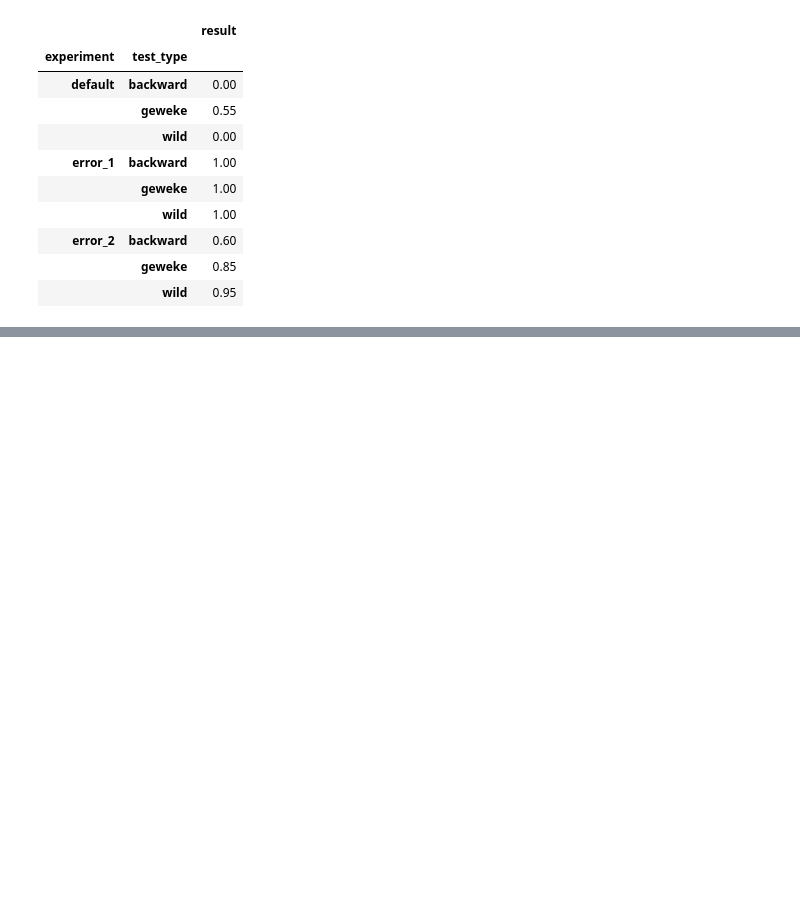
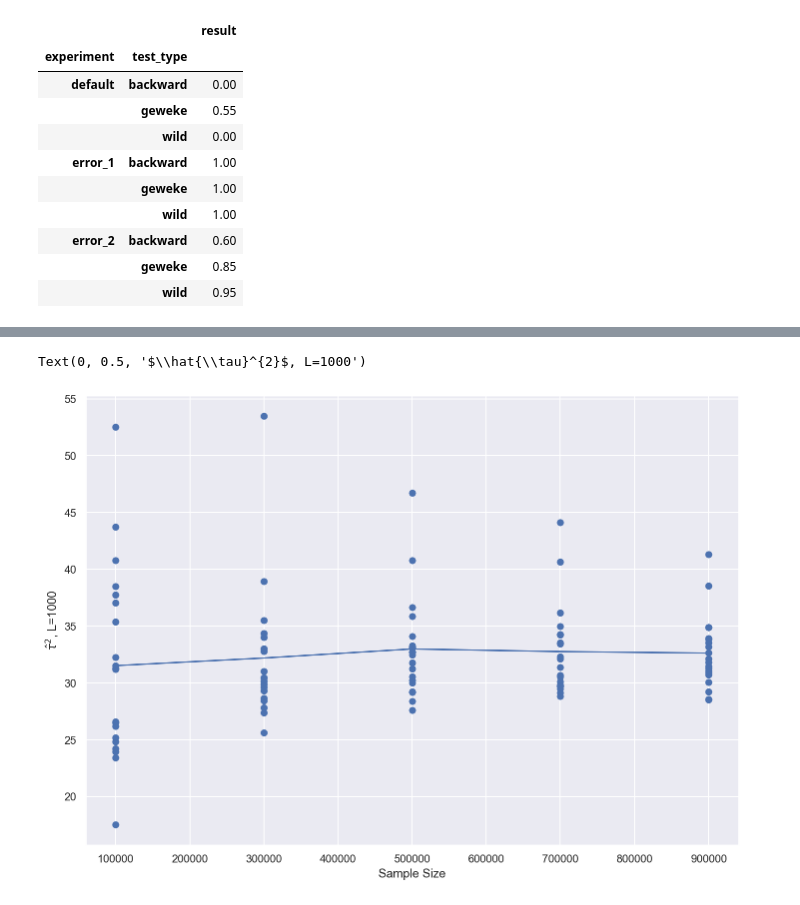
Before and after one commit to awjiang/mcmc-joint-tests, a Jupyter notebook: BayesianLassoDemo.ipynb, the cells around one changed output, grey strips where cells are left out. Saved outputs shown, nothing was run; the diff lists cells and outputs as text; code cells hidden in the pictures; blank space fills up the shorter version.

```diff
--- a/BayesianLassoDemo.ipynb
+++ b/BayesianLassoDemo.ipynb
@@ -437,6 +203,6 @@ nthreads = 5
 # %%
 bayes_lasso = bayes_lasso_sampler(n=n,p=p,Lambda=Lambda,tau=tau,sigma=sigma,epsilon_update=epsilon_update,epsilon_birth=epsilon_birth,mode='exact',epsilon_approx=0,batch_size=None)
-bayes_lasso.set_nthreads(nthreads)
+bayes_lasso.set_nproc(nproc)
 bayes_lasso.drawData() # set X
 # %%
 marginal_samples = bayes_lasso.sample_mc(num_samples)
@@ -724,0 +565,16 @@ df_results
+# %%
+import pandas as pd
+num_trials = 20
+df_results = pd.DataFrame(index=onp.arange(0, num_trials*3), columns=('experiment', 'test_type', 'result'))
+i=0
+for exper in ['default_new', 'error_1_new', 'error_2_new']:
+    with open('./results/bayes_lasso/experiment_' + exper + '.pkl', 'rb') as f:
+        lst_res = pickle.load(f)
+    for res in lst_res:
+        df_results.loc[i] = [str(exper), 'geweke', onp.array(res['geweke']['result']).max()] # reject null if at least one test rejects
+        df_results.loc[i+1] = [str(exper), 'backward', float(res['backward']['result'])]
+        df_results.loc[i+2] = [str(exper), 'wild', float(res['wild']['result'])]
+        i+=3
+df_results['result'] = pd.to_numeric(df_results['result'])
+df_results=df_results.groupby(['experiment', 'test_type']).mean()
+df_results
@@ -724,0 +593,28 @@ df_results
+# %%
+# var vs sample size
+lst_sample_size = [1e5, 3e5, 5e5, 7e5, 9e5]
+lst_var = [None] * len(lst_sample_size)
+for exper in ['default_new']:
+    with open('./samples/bayes_lasso/experiment_' + exper + '.pkl', 'rb') as f:
+        lst_samples = pickle.load(f)
+
+    i = 0
+    for M in lst_sample_size:
+        var = onp.zeros((len(lst_samples), p))
+        for j, samples in enumerate(lst_samples):
+            var[j] = M * geweke_se2(samples['sc'][:int(M), :], L=1000)
+        lst_var[i] = var
+        i+=1
+# %%
+x = onp.repeat(lst_sample_size, 20)
+j=0
+
+y = onp.hstack([var[:,j] for var in lst_var])
+y_mean = onp.hstack([var[:,j].mean() for var in lst_var])
+plt.scatter(x, y)
+plt.plot(lst_sample_size, y_mean)
+plt.xlabel('Sample Size')
+plt.ylabel(r'$\hat{\tau}^{2}$, L=1000')
+# %% [output]
+Text(0, 0.5, '$\\hat{\\tau}^{2}$, L=1000')
+[figure, added]
```
Also changed, not shown: parts of 37 cells of this notebook, 4 other files.
